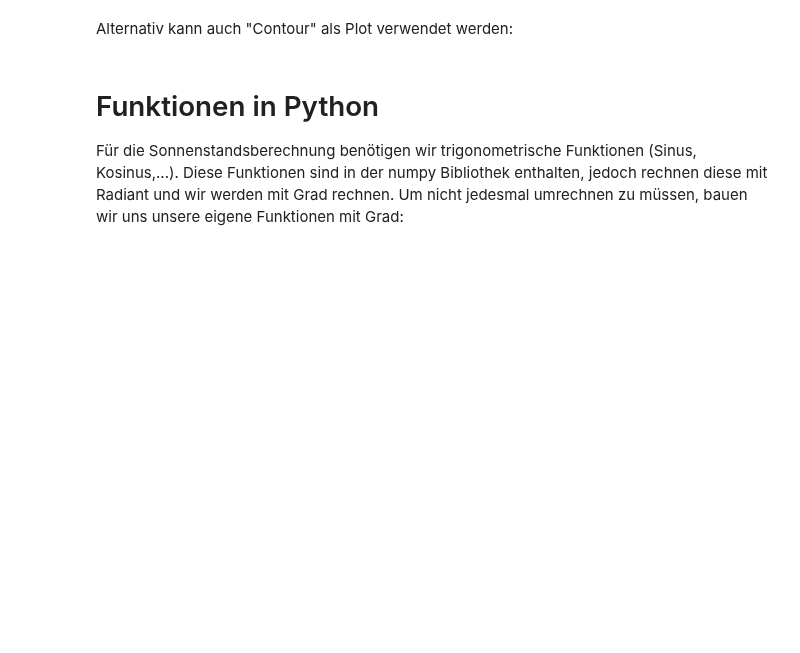
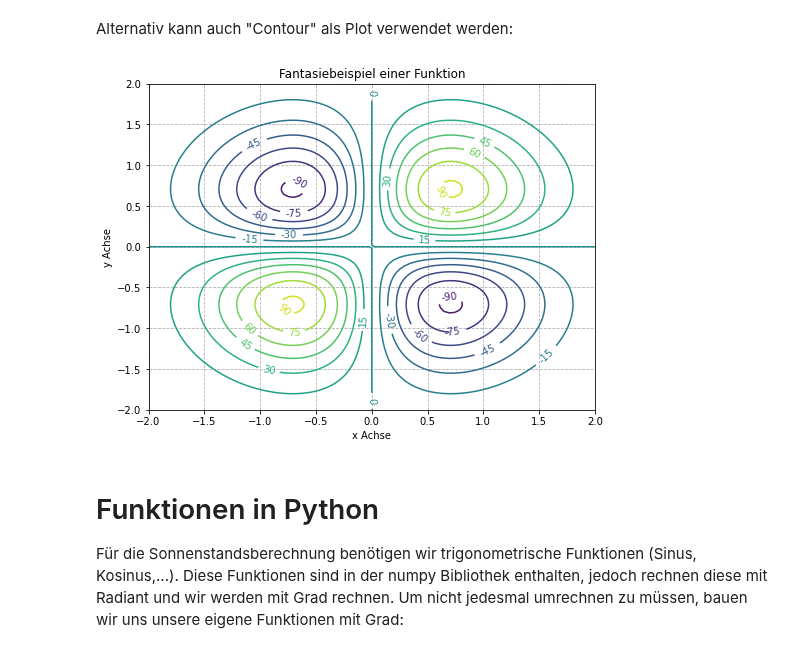
Before and after one commit to markstaler/pv4ing, a Jupyter notebook: IntroPython.ipynb, the cells around one changed output. Cells and saved outputs as stored; diff of their text form; code cells hidden in the pictures; blank space fills up the shorter version.

```diff
--- a/IntroPython.ipynb
+++ b/IntroPython.ipynb
@@ -364,15 +368,17 @@ plt.show()
 # %% [markdown]
 Alternativ kann auch "Contour" als Plot verwendet werden:
 # %%
-fig = plt.figure(5, figsize=(8,6))
+fig = plt.figure(3, figsize=(8,6))
 X, Y = np.meshgrid(xArray, yArray)
 CS = plt.contour(X, Y, zMatrix, 15) # 15 Linien
 plt.clabel(CS, inline=1, fontsize=10, fmt='%.f')
 plt.title('Fantasiebeispiel einer Funktion')
 plt.xlabel('x Achse')
 plt.ylabel('y Achse')
 plt.grid(which='both', linestyle='--')
 plt.show()
+# %% [output]
+[figure, added]
 # %% [markdown]
 # Funktionen in Python
 Für die Sonnenstandsberechnung benötigen wir trigonometrische Funktionen (Sinus, Kosinus,...). Diese Funktionen sind in der numpy Bibliothek enthalten, jedoch rechnen diese mit Radiant und wir werden mit Grad rechnen. Um nicht jedesmal umrechnen zu müssen, bauen wir uns unsere eigene Funktionen mit Grad:
```
Also changed, not shown: parts of 6 cells of this notebook.
